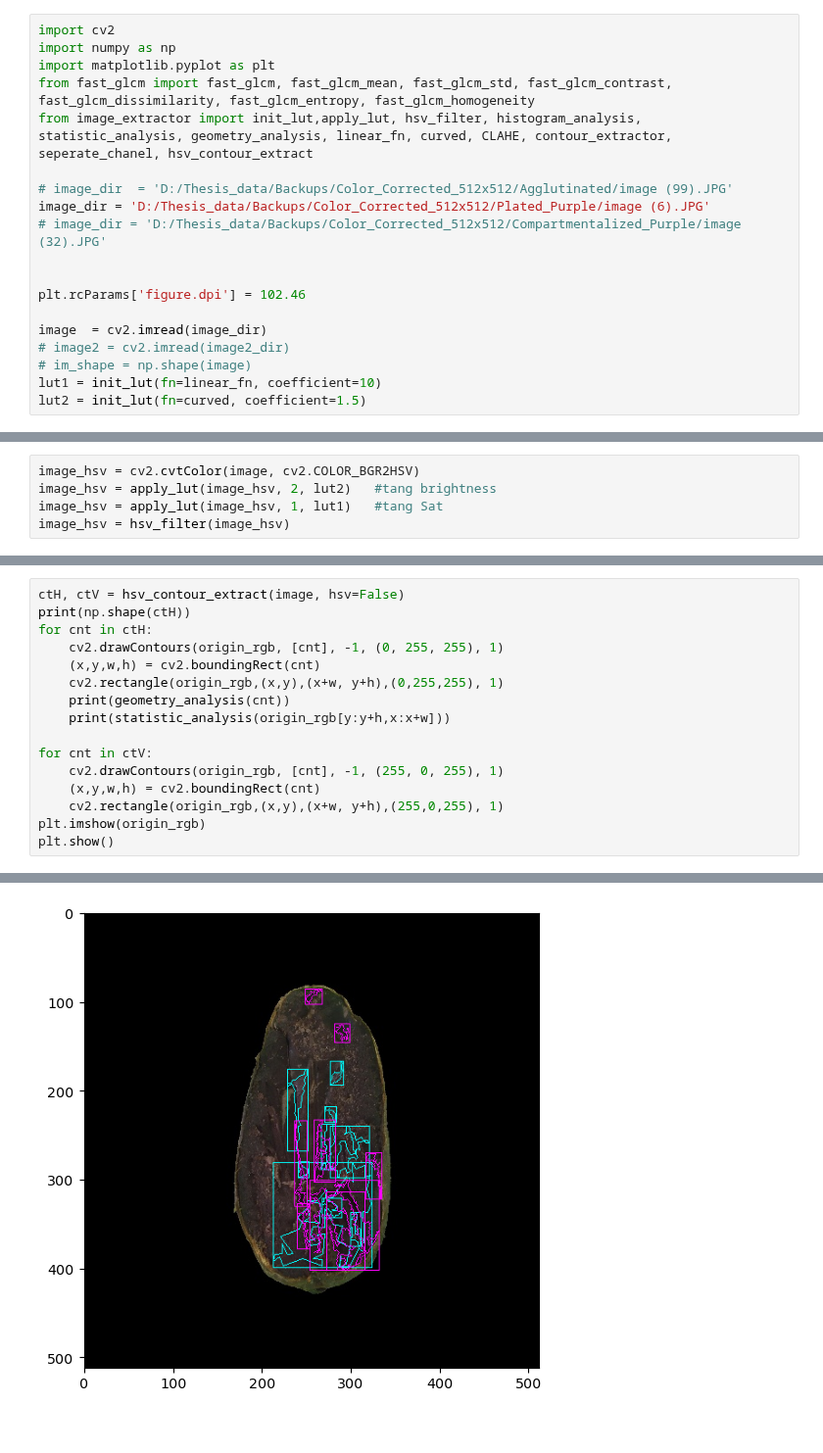
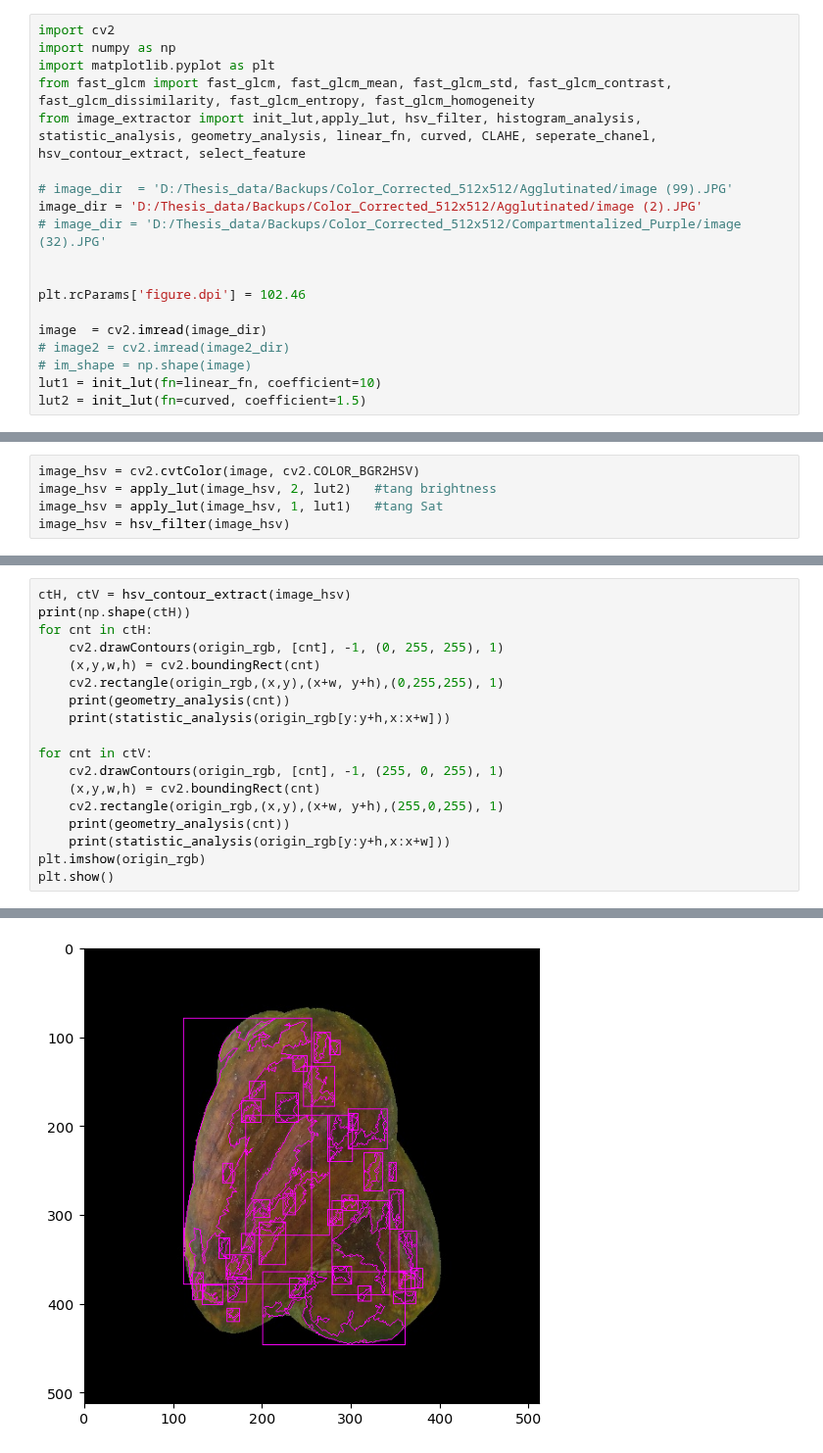
Before and after one commit to quanglochuynh/thesis2022, a Jupyter notebook: The_new_thesis_approach/hsv_feature.ipynb, the cells around one changed output, grey strips where cells are left out. Shown at 98% size. Cells and saved outputs as stored; diff of their text form.

```diff
--- a/The_new_thesis_approach/hsv_feature.ipynb
+++ b/The_new_thesis_approach/hsv_feature.ipynb
@@ -3,10 +3,10 @@ import cv2
 import numpy as np
 import matplotlib.pyplot as plt
 from fast_glcm import fast_glcm, fast_glcm_mean, fast_glcm_std, fast_glcm_contrast, fast_glcm_dissimilarity, fast_glcm_entropy, fast_glcm_homogeneity
-from image_extractor import init_lut,apply_lut, hsv_filter, histogram_analysis, statistic_analysis, geometry_analysis, linear_fn, curved, CLAHE, contour_extractor, seperate_chanel, hsv_contour_extract
+from image_extractor import init_lut,apply_lut, hsv_filter, histogram_analysis, statistic_analysis, geometry_analysis, linear_fn, curved, CLAHE, seperate_chanel, hsv_contour_extract, select_feature
 
 # image_dir  = 'D:/Thesis_data/Backups/Color_Corrected_512x512/Agglutinated/image (99).JPG'
-image_dir = 'D:/Thesis_data/Backups/Color_Corrected_512x512/Plated_Purple/image (6).JPG'
+image_dir = 'D:/Thesis_data/Backups/Color_Corrected_512x512/Agglutinated/image (2).JPG'
 # image_dir = 'D:/Thesis_data/Backups/Color_Corrected_512x512/Compartmentalized_Purple/image (32).JPG'
 
 
@@ -36,5 +36,5 @@ h,s,v = seperate_chanel(image_hsv, plot=True)
 # %%
-ctH, ctV = hsv_contour_extract(image, hsv=False)
+ctH, ctV = hsv_contour_extract(image_hsv)
 print(np.shape(ctH))
 for cnt in ctH:
     cv2.drawContours(origin_rgb, [cnt], -1, (0, 255, 255), 1)
@@ -47,6 +47,8 @@ for cnt in ctV:
     cv2.drawContours(origin_rgb, [cnt], -1, (255, 0, 255), 1)
     (x,y,w,h) = cv2.boundingRect(cnt)
     cv2.rectangle(origin_rgb,(x,y),(x+w, y+h),(255,0,255), 1)
+    print(geometry_analysis(cnt))
+    print(statistic_analysis(origin_rgb[y:y+h,x:x+w]))
 plt.imshow(origin_rgb)
 plt.show()
 # %% [output]
@@ -70 +72 @@ plt.show()
-[figure, old version]
+[figure, new version]
```
Also changed, not shown: parts of 3 cells of this notebook, 4 other files.
